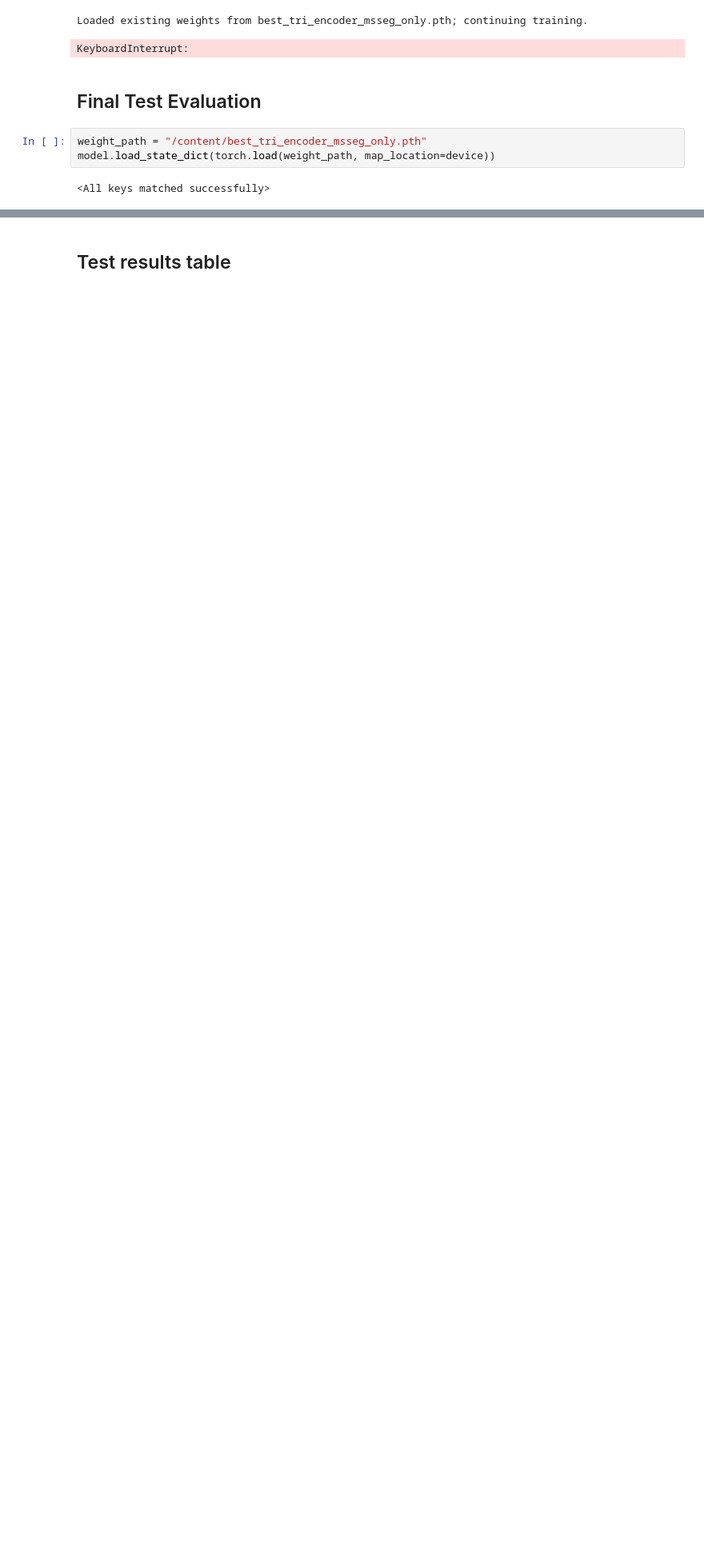
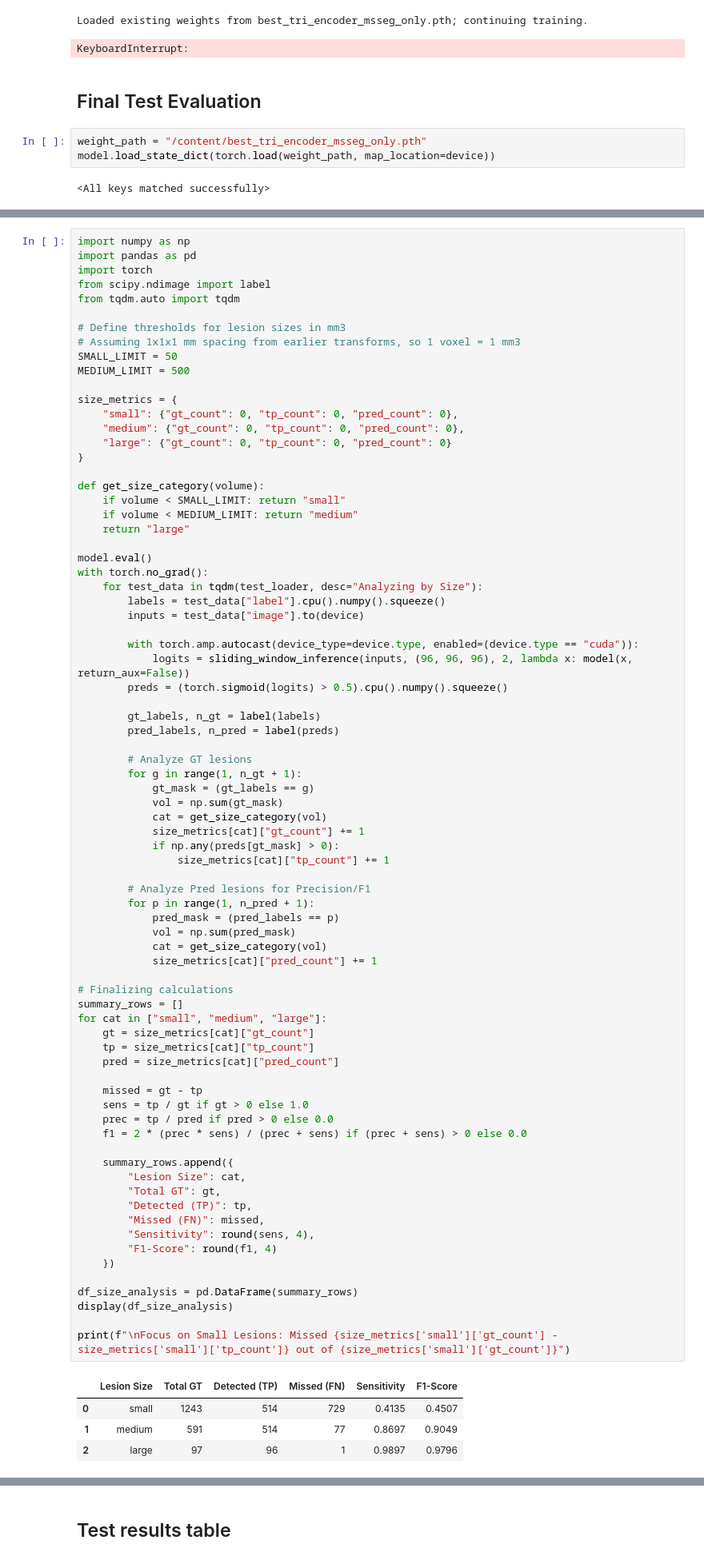
Before and after one commit to aligreo/TriEncoder-Unet-Project, a Jupyter notebook: msseg_preprocessing_archeticture_final_experiment.ipynb, the cells around one changed output, grey strips where cells are left out. Shown at 80% size. Drawn from its saved outputs; the diff is of its cells as text; blank space fills up the shorter version.

```diff
--- a/msseg_preprocessing_archeticture_final_experiment.ipynb
+++ b/msseg_preprocessing_archeticture_final_experiment.ipynb
@@ -768,0 +947,82 @@ HD95:        17.9605 mm
+# %%
+import numpy as np
+import pandas as pd
+import torch
+from scipy.ndimage import label
+from tqdm.auto import tqdm
+
+# Define thresholds for lesion sizes in mm3
+# Assuming 1x1x1 mm spacing from earlier transforms, so 1 voxel = 1 mm3
+SMALL_LIMIT = 50
+MEDIUM_LIMIT = 500
+
+size_metrics = {
+    "small": {"gt_count": 0, "tp_count": 0, "pred_count": 0},
+    "medium": {"gt_count": 0, "tp_count": 0, "pred_count": 0},
+    "large": {"gt_count": 0, "tp_count": 0, "pred_count": 0}
+}
+
+def get_size_category(volume):
+    if volume < SMALL_LIMIT: return "small"
+    if volume < MEDIUM_LIMIT: return "medium"
+    return "large"
+
+model.eval()
+with torch.no_grad():
+    for test_data in tqdm(test_loader, desc="Analyzing by Size"):
+        labels = test_data["label"].cpu().numpy().squeeze()
+        inputs = test_data["image"].to(device)
+
+        with torch.amp.autocast(device_type=device.type, enabled=(device.type == "cuda")):
+            logits = sliding_window_inference(inputs, (96, 96, 96), 2, lambda x: model(x, return_aux=False))
+        preds = (torch.sigmoid(logits) > 0.5).cpu().numpy().squeeze()
+
+        gt_labels, n_gt = label(labels)
+        pred_labels, n_pred = label(preds)
+
+        # Analyze GT lesions
+        for g in range(1, n_gt + 1):
+            gt_mask = (gt_labels == g)
+            vol = np.sum(gt_mask)
+            cat = get_size_category(vol)
+            size_metrics[cat]["gt_count"] += 1
+            if np.any(preds[gt_mask] > 0):
+                size_metrics[cat]["tp_count"] += 1
+
+        # Analyze Pred lesions for Precision/F1
+        for p in range(1, n_pred + 1):
+            pred_mask = (pred_labels == p)
+            vol = np.sum(pred_mask)
+            cat = get_size_category(vol)
+            size_metrics[cat]["pred_count"] += 1
+
+# Finalizing calculations
+summary_rows = []
+for cat in ["small", "medium", "large"]:
+    gt = size_metrics[cat]["gt_count"]
+    tp = size_metrics[cat]["tp_count"]
+    pred = size_metrics[cat]["pred_count"]
+
+    missed = gt - tp
+    sens = tp / gt if gt > 0 else 1.0
+    prec = tp / pred if pred > 0 else 0.0
+    f1 = 2 * (prec * sens) / (prec + sens) if (prec + sens) > 0 else 0.0
+
+    summary_rows.append({
+        "Lesion Size": cat,
+        "Total GT": gt,
+        "Detected (TP)": tp,
+        "Missed (FN)": missed,
+        "Sensitivity": round(sens, 4),
+        "F1-Score": round(f1, 4)
+    })
+
+df_size_analysis = pd.DataFrame(summary_rows)
+display(df_size_analysis)
+
+print(f"\nFocus on Small Lesions: Missed {size_metrics['small']['gt_count'] - size_metrics['small']['tp_count']} out of {size_metrics['small']['gt_count']}")
+# %% [output]
+|  | Lesion Size | Total GT | Detected (TP) | Missed (FN) | Sensitivity | F1-Score |
+| 0 | small | 1243 | 514 | 729 | 0.4135 | 0.4507 |
+| 1 | medium | 591 | 514 | 77 | 0.8697 | 0.9049 |
+| 2 | large | 97 | 96 | 1 | 0.9897 | 0.9796 |
```
Also changed, not shown: parts of 14 cells of this notebook.
